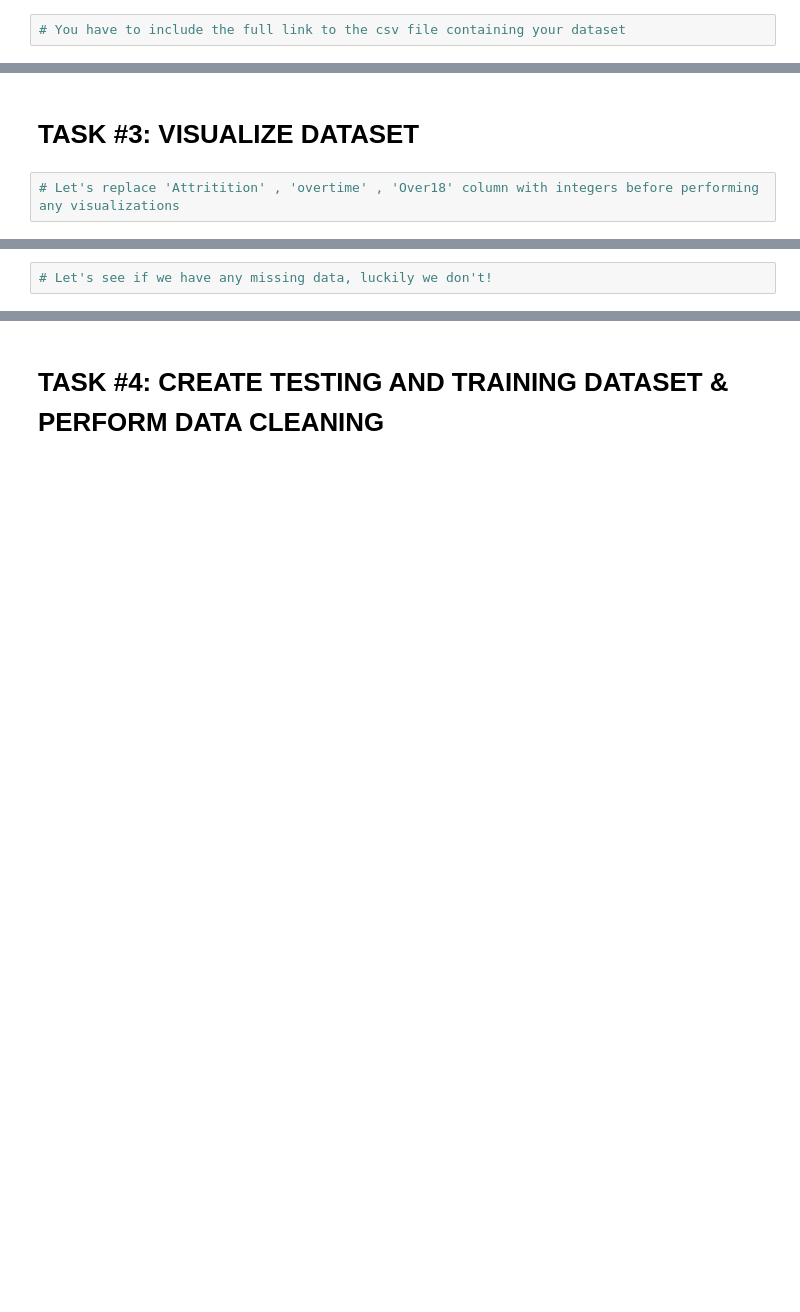
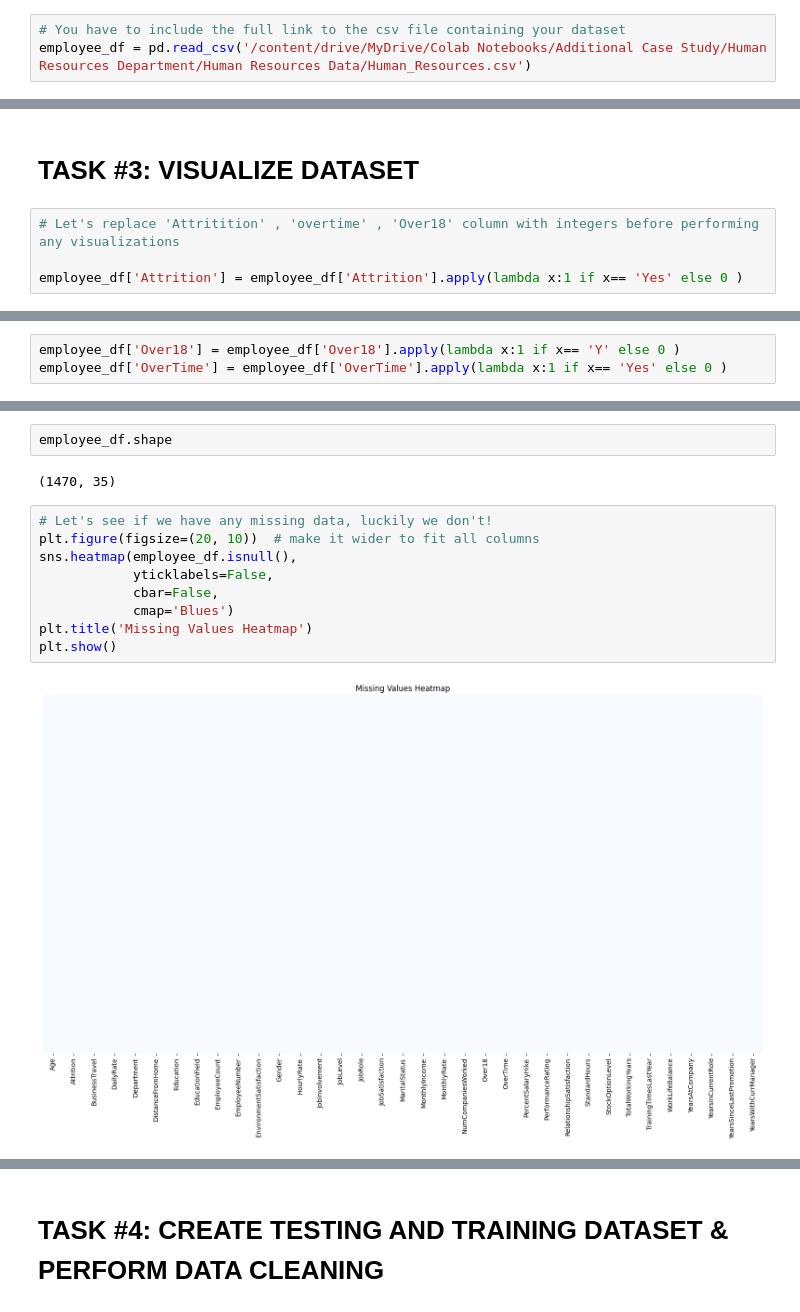
Before and after one commit to VipinBadoni26/DS_Human_Resources_Department, a Jupyter notebook: human_resources_department_skeleton.ipynb, the cells around one changed output, grey strips where cells are left out. Saved outputs shown, nothing was run; the diff lists cells and outputs as text; blank space fills up the shorter version.

```diff
--- a/human_resources_department_skeleton.ipynb
+++ b/human_resources_department_skeleton.ipynb
@@ -35,2 +37,3 @@ drive.mount('/content/drive')
 # %%
 # You have to include the full link to the csv file containing your dataset
+employee_df = pd.read_csv('/content/drive/MyDrive/Colab Notebooks/Additional Case Study/Human Resources Department/Human Resources Data/Human_Resources.csv')
@@ -40,3 +96,5 @@ drive.mount('/content/drive')
 # TASK #3: VISUALIZE DATASET
 # %%
 # Let's replace 'Attritition' , 'overtime' , 'Over18' column with integers before performing any visualizations
+
+employee_df['Attrition'] = employee_df['Attrition'].apply(lambda x:1 if x== 'Yes' else 0 )
@@ -42,0 +109,3 @@ drive.mount('/content/drive')
+# %%
+employee_df['Over18'] = employee_df['Over18'].apply(lambda x:1 if x== 'Y' else 0 )
+employee_df['OverTime'] = employee_df['OverTime'].apply(lambda x:1 if x== 'Yes' else 0 )
@@ -43,3 +120,16 @@ drive.mount('/content/drive')
+# %%
+employee_df.shape
+# %% [output]
+(1470, 35)
 # %%
 # Let's see if we have any missing data, luckily we don't!
+plt.figure(figsize=(20, 10))  # make it wider to fit all columns
+sns.heatmap(employee_df.isnull(),
+            yticklabels=False,
+            cbar=False,
+            cmap='Blues')
+plt.title('Missing Values Heatmap')
+plt.show()
+# %% [output]
+[figure, added]
 # %%
```
Also changed, not shown: parts of 61 cells of this notebook.
